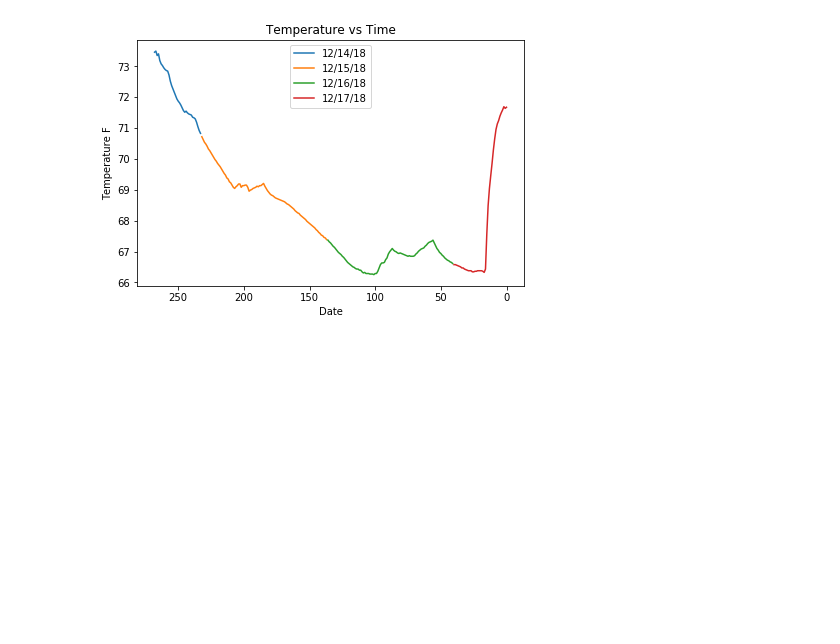
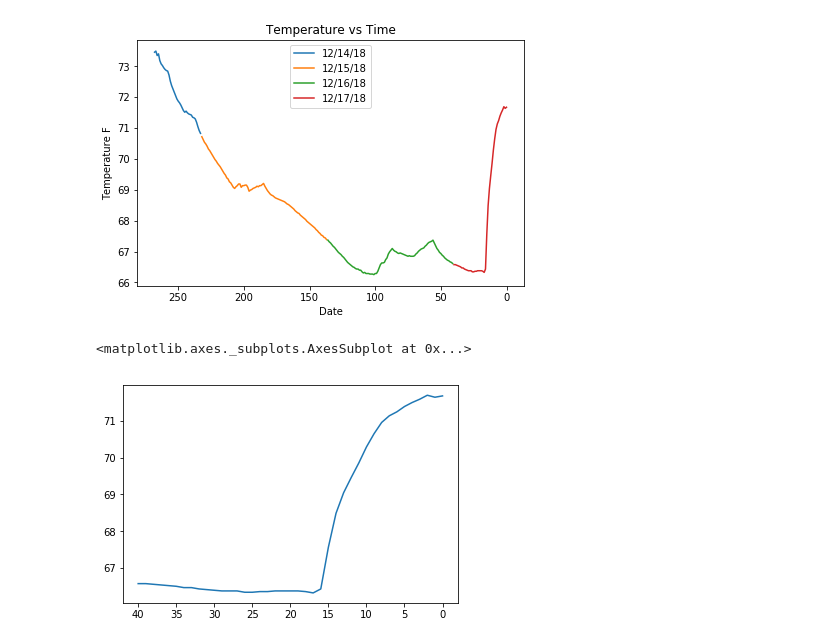
Before and after one commit to Thomas6541/USBR_Code, a Jupyter notebook: Version_3_temptCode.ipynb, the cells around one changed output. Saved outputs shown, nothing was run; the diff lists cells and outputs as text; code cells hidden in the pictures; blank space fills up the shorter version.

```diff
--- a/Version_3_temptCode.ipynb
+++ b/Version_3_temptCode.ipynb
@@ -159,3 +140,10 @@ plt.show()
 12/16/18
 12/17/18
 [figure]
+# %%
+# values from Sunday to Monday
+plt.gca().invert_xaxis()
+new['P1'].plot()
+# %% [output]
+<matplotlib.axes._subplots.AxesSubplot at 0x...>
+[figure, added]
```
Also changed, not shown: parts of 8 cells of this notebook.
